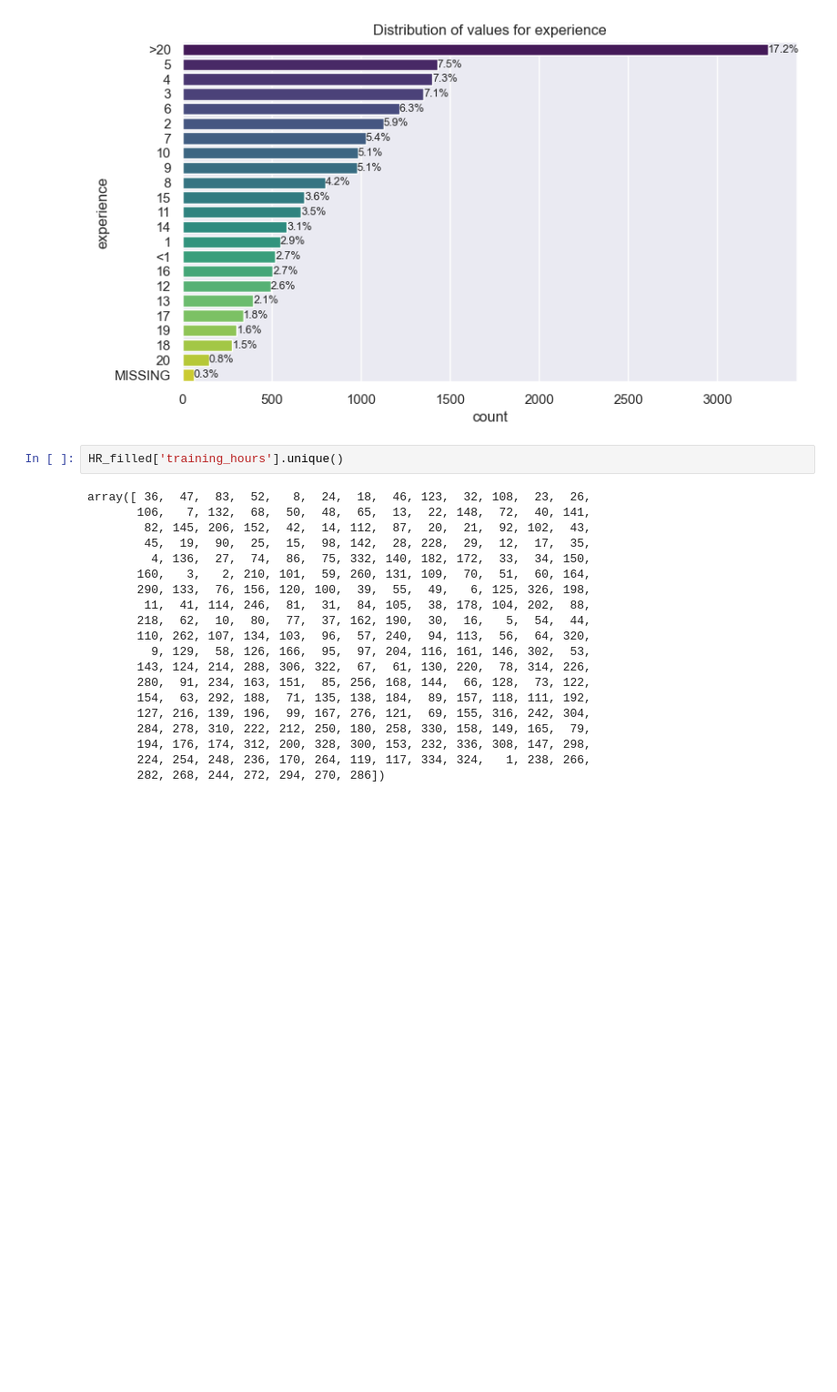
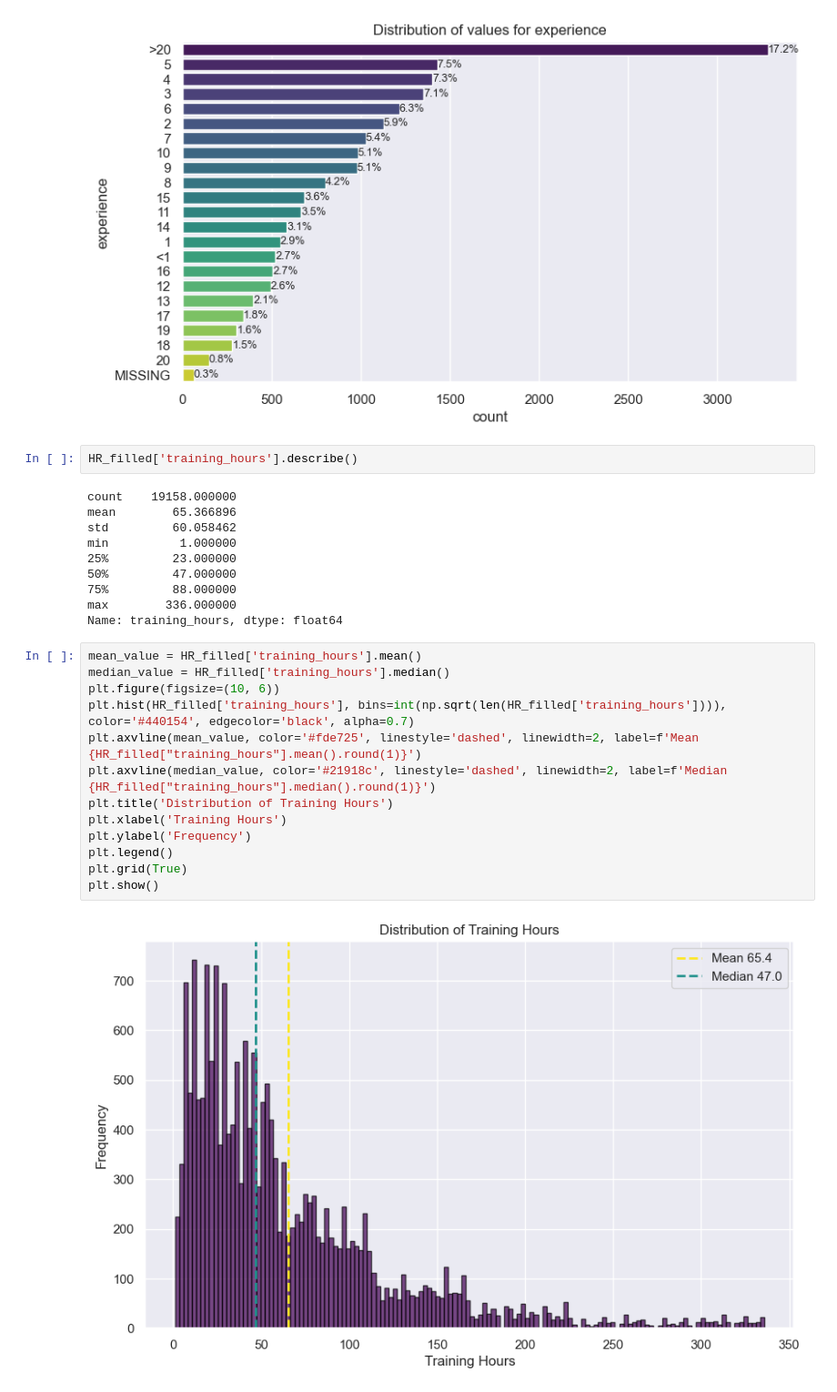
Before and after one commit to scheinmensch/HR-Analytics, a Jupyter notebook: EDA.ipynb, the cells around one changed output. Shown: that part at 91% size. Saved outputs shown, nothing was run; the diff lists cells and outputs as text; blank space fills up the shorter version.

```diff
--- a/EDA.ipynb
+++ b/EDA.ipynb
@@ -176,24 +176,29 @@ plt.ylabel('experience');
 # %% [output]
 [figure]
 # %%
-HR_filled['training_hours'].unique()
+HR_filled['training_hours'].describe()
 # %% [output]
-array([ 36,  47,  83,  52,   8,  24,  18,  46, 123,  32, 108,  23,  26,
-       106,   7, 132,  68,  50,  48,  65,  13,  22, 148,  72,  40, 141,
-        82, 145, 206, 152,  42,  14, 112,  87,  20,  21,  92, 102,  43,
-        45,  19,  90,  25,  15,  98, 142,  28, 228,  29,  12,  17,  35,
-         4, 136,  27,  74,  86,  75, 332, 140, 182, 172,  33,  34, 150,
-       160,   3,   2, 210, 101,  59, 260, 131, 109,  70,  51,  60, 164,
-       290, 133,  76, 156, 120, 100,  39,  55,  49,   6, 125, 326, 198,
-        11,  41, 114, 246,  81,  31,  84, 105,  38, 178, 104, 202,  88,
-       218,  62,  10,  80,  77,  37, 162, 190,  30,  16,   5,  54,  44,
-       110, 262, 107, 134, 103,  96,  57, 240,  94, 113,  56,  64, 320,
-         9, 129,  58, 126, 166,  95,  97, 204, 116, 161, 146, 302,  53,
-       143, 124, 214, 288, 306, 322,  67,  61, 130, 220,  78, 314, 226,
-       280,  91, 234, 163, 151,  85, 256, 168, 144,  66, 128,  73, 122,
-       154,  63, 292, 188,  71, 135, 138, 184,  89, 157, 118, 111, 192,
-       127, 216, 139, 196,  99, 167, 276, 121,  69, 155, 316, 242, 304,
-       284, 278, 310, 222, 212, 250, 180, 258, 330, 158, 149, 165,  79,
-       194, 176, 174, 312, 200, 328, 300, 153, 232, 336, 308, 147, 298,
-       224, 254, 248, 236, 170, 264, 119, 117, 334, 324,   1, 238, 266,
-       282, 268, 244, 272, 294, 270, 286])
+count    19158.000000
+mean        65.366896
+std         60.058462
+min          1.000000
+25%         23.000000
+50%         47.000000
+75%         88.000000
+max        336.000000
+Name: training_hours, dtype: float64
+# %%
+mean_value = HR_filled['training_hours'].mean()
+median_value = HR_filled['training_hours'].median()
+plt.figure(figsize=(10, 6))
+plt.hist(HR_filled['training_hours'], bins=int(np.sqrt(len(HR_filled['training_hours']))), color='#440154', edgecolor='black', alpha=0.7)
+plt.axvline(mean_value, color='#fde725', linestyle='dashed', linewidth=2, label=f'Mean {HR_filled["training_hours"].mean().round(1)}')
+plt.axvline(median_value, color='#21918c', linestyle='dashed', linewidth=2, label=f'Median {HR_filled["training_hours"].median().round(1)}')
+plt.title('Distribution of Training Hours')
+plt.xlabel('Training Hours')
+plt.ylabel('Frequency')
+plt.legend()
+plt.grid(True)
+plt.show()
+# %% [output]
+[figure, added]
```
Also changed, not shown: parts of 2 cells of this notebook, 2 other files.
